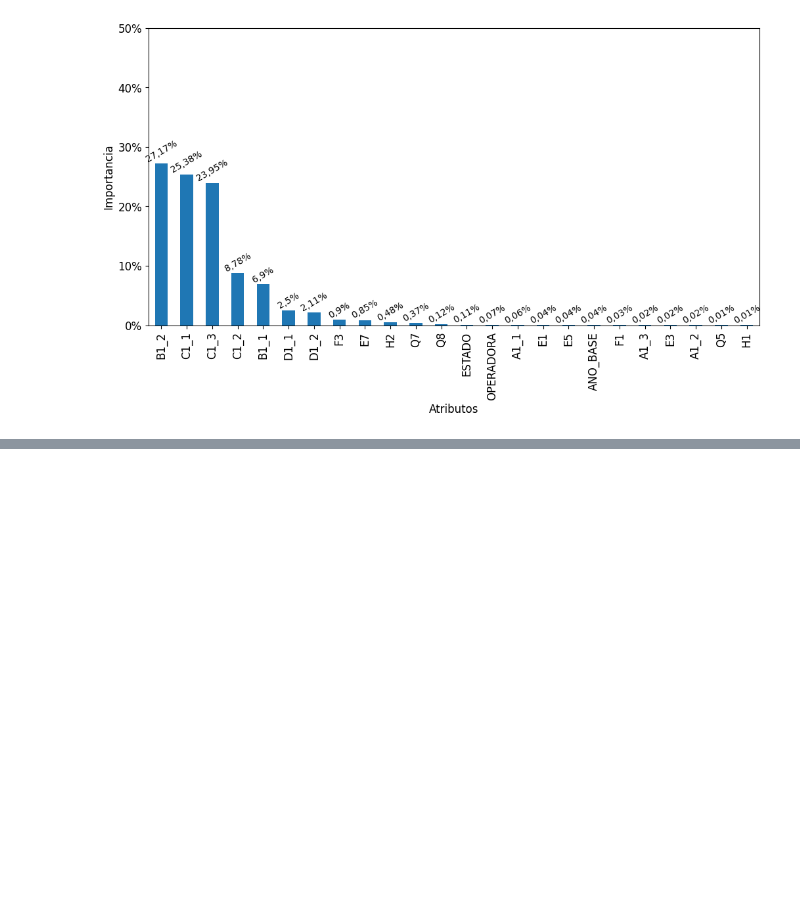
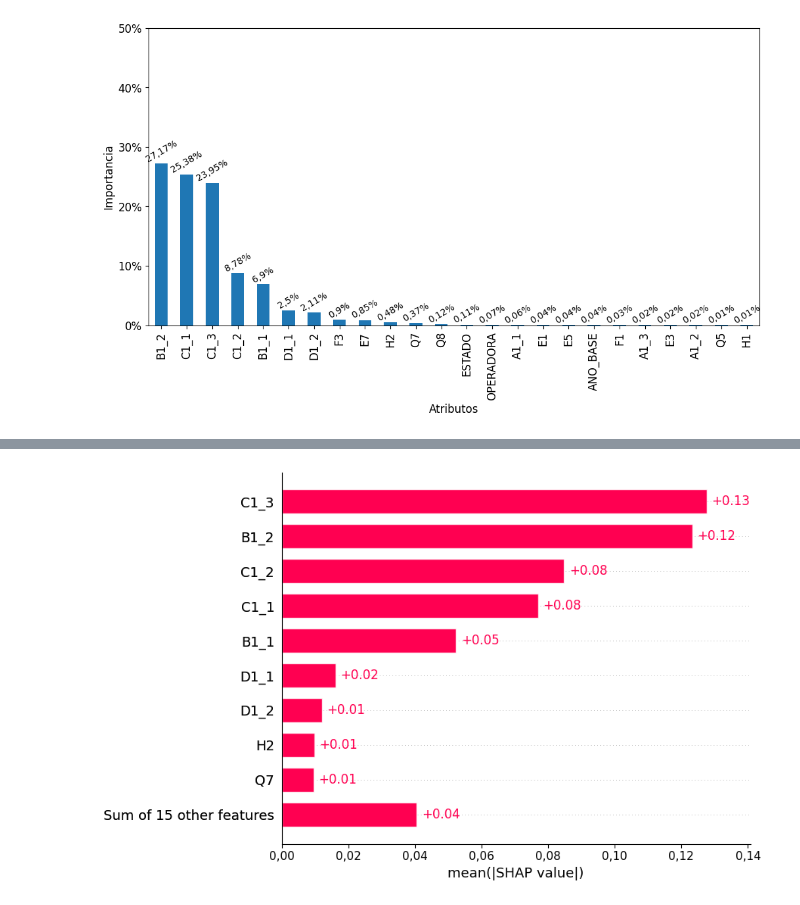
Before and after one commit to mrelero/machine-learning-anatel-database, a Jupyter notebook: Paper2/Model1/Model1.ipynb, the cells around one changed output, grey strips where cells are left out. Drawn from its saved outputs; the diff is of its cells as text; code cells hidden in the pictures; blank space fills up the shorter version.

```diff
--- a/Paper2/Model1/Model1.ipynb
+++ b/Paper2/Model1/Model1.ipynb
@@ -742,0 +779,4 @@ plt.gcf().set_size_inches(12, 6)
+# %%
+shap.plots.bar(shap_values_RF)
+# %% [output]
+[figure, added]
```
Also changed, not shown: parts of 31 cells of this notebook, 1 other file.
